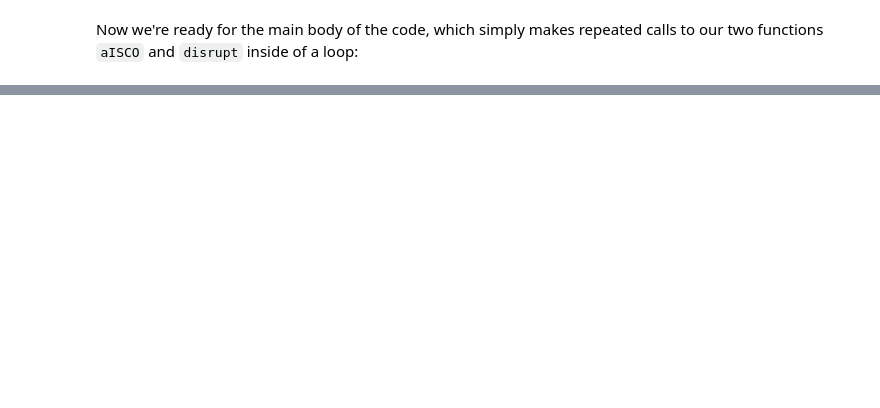
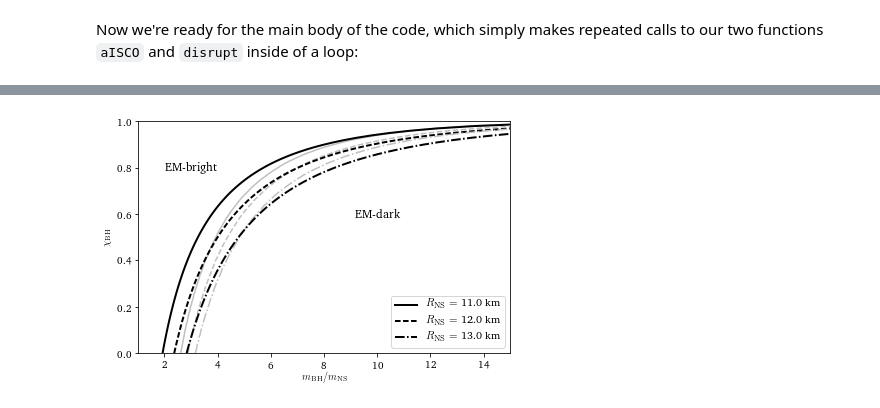
Before and after one commit to alurban/mentoring, a Jupyter notebook: tidal_distortion/disruption/disruption_point.ipynb, the cells around one changed output, grey strips where cells are left out. Cells and saved outputs as stored; diff of their text form; code cells hidden in the pictures; blank space fills up the shorter version.

Commit message:
Adding an explicit comparison to Foucart's paper.

```diff
--- a/tidal_distortion/disruption/disruption_point.ipynb
+++ b/tidal_distortion/disruption/disruption_point.ipynb
@@ -146,0 +169,27 @@ plt.savefig('qchi_diagram.pdf')
+# %%
+def q_Foucart(chi1, m1, R2, m2=1.4*MSun):
+    const = 0.288 / 0.148  # Foucart's alpha/beta
+    C = G * m2 / (c**2 * R2)  # compactness of the neutron star
+    f = aISCO(c**2/G, chi1)
+    return 3**0.5 * (const * (1/f) * (1 - 2*C) / C)**(3./2)
+
+fig = plt.figure( figsize=(6, 4) )
+ax = fig.add_subplot(1, 1, 1)
+m_BH = np.linspace(1.4*MSun, 18*m_NS, len(chi_BH))  # we don't need as many points as before
+for i in xrange(len(R_NS)):
+    ax.plot(q[i], chi_BH, 'Silver', linestyle=ls[i], linewidth=1.5)
+    ax.plot(q_Foucart(chi_BH, m_BH, R_NS[i]), chi_BH, 'k', linestyle=ls[i], linewidth=2.,
+            label=r'$R_{\rm NS} =$ %.1f km' % (R_NS[i]/1e3))
+ax.set_xlim([1, 15])
+ax.set_xlabel(r'$m_{\rm BH}/m_{\rm NS}$')
+ax.set_ylim([0, 1])
+ax.set_ylabel(r'$\chi_{\rm BH}$')
+ax.annotate('EM-dark', xy=(10, 0.6), xycoords='data', size=12, ha="center", va="center")
+ax.annotate('EM-bright', xy=(3, 0.8), xycoords='data', size=12, ha="center", va="center")
+ax.xaxis.set_major_formatter(ticker.FormatStrFormatter("%d"))
+ax.yaxis.set_major_formatter(ticker.FormatStrFormatter("%.1f"))
+ax.legend(loc=4, fontsize=11, fancybox=True)
+fig.tight_layout()
+plt.savefig('qchi_diagram_foucart.pdf')
+# %% [output]
+[figure, added]
```
Also changed, not shown: parts of 10 cells of this notebook, 1 other file.
